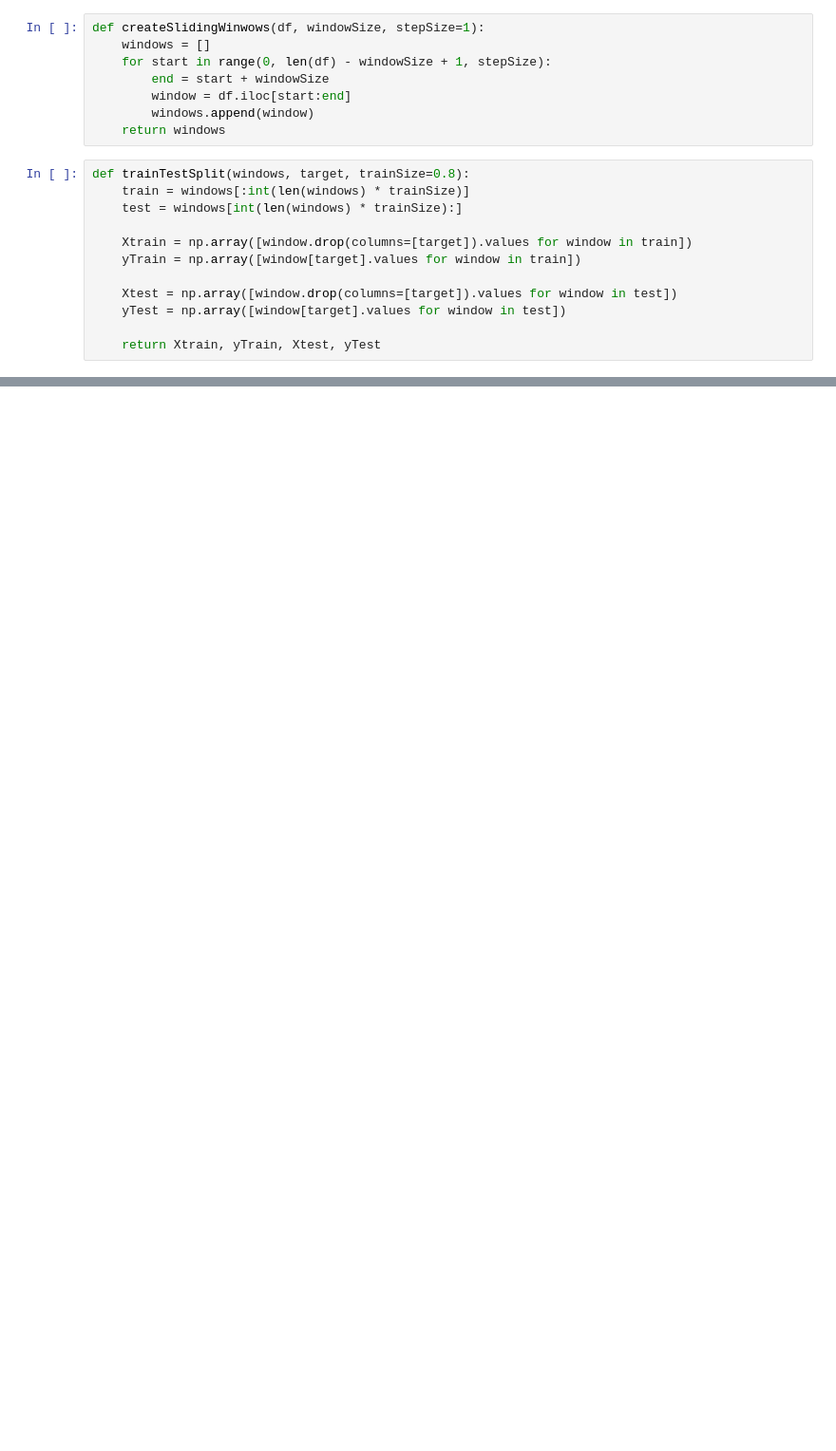
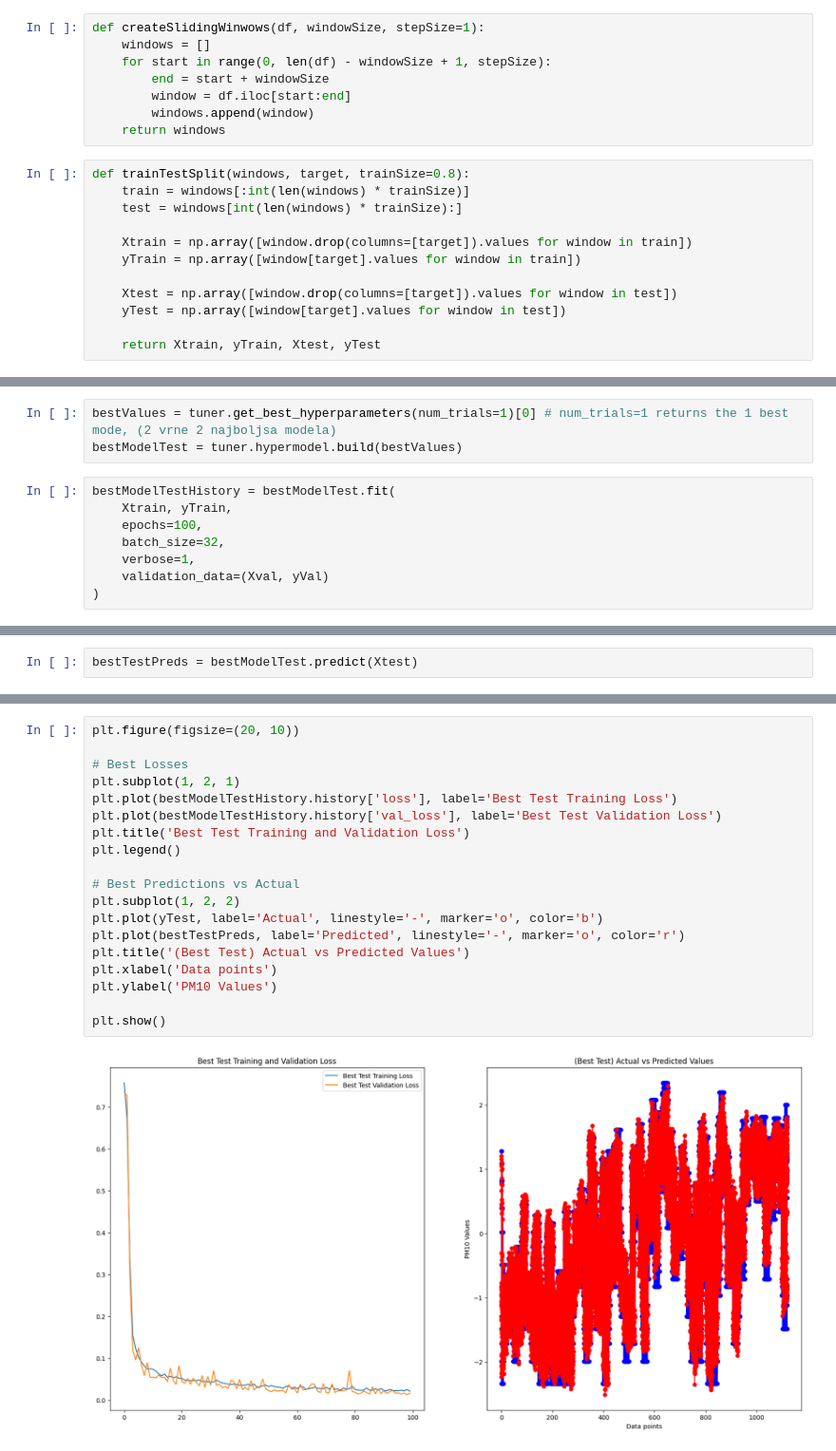
Before and after one commit to sustertine/rirsu-rnn, a Jupyter notebook: main.ipynb, the cells around one changed output, grey strips where cells are left out. Shown: that part at 95% size. Cells and saved outputs as stored; diff of their text form; blank space fills up the shorter version.

```diff
--- a/main.ipynb
+++ b/main.ipynb
@@ -195,0 +286,11 @@ plt.show()
+# %%
+bestValues = tuner.get_best_hyperparameters(num_trials=1)[0] # num_trials=1 returns the 1 best mode, (2 vrne 2 najboljsa modela)
+bestModelTest = tuner.hypermodel.build(bestValues)
+# %%
+bestModelTestHistory = bestModelTest.fit(
+    Xtrain, yTrain,
+    epochs=100,
+    batch_size=32,
+    verbose=1,
+    validation_data=(Xval, yVal)
+)
@@ -195,0 +315,2 @@ plt.show()
+# %%
+bestTestPreds = bestModelTest.predict(Xtest)
@@ -195,0 +319,21 @@ plt.show()
+# %%
+plt.figure(figsize=(20, 10))
+
+# Best Losses
+plt.subplot(1, 2, 1)
+plt.plot(bestModelTestHistory.history['loss'], label='Best Test Training Loss')
+plt.plot(bestModelTestHistory.history['val_loss'], label='Best Test Validation Loss')
+plt.title('Best Test Training and Validation Loss')
+plt.legend()
+
+# Best Predictions vs Actual
+plt.subplot(1, 2, 2)
+plt.plot(yTest, label='Actual', linestyle='-', marker='o', color='b')
+plt.plot(bestTestPreds, label='Predicted', linestyle='-', marker='o', color='r')
+plt.title('(Best Test) Actual vs Predicted Values')
+plt.xlabel('Data points')
+plt.ylabel('PM10 Values')
+
+plt.show()
+# %% [output]
+[figure, added]
```
Also changed, not shown: parts of 19 cells of this notebook, 50 other files.
